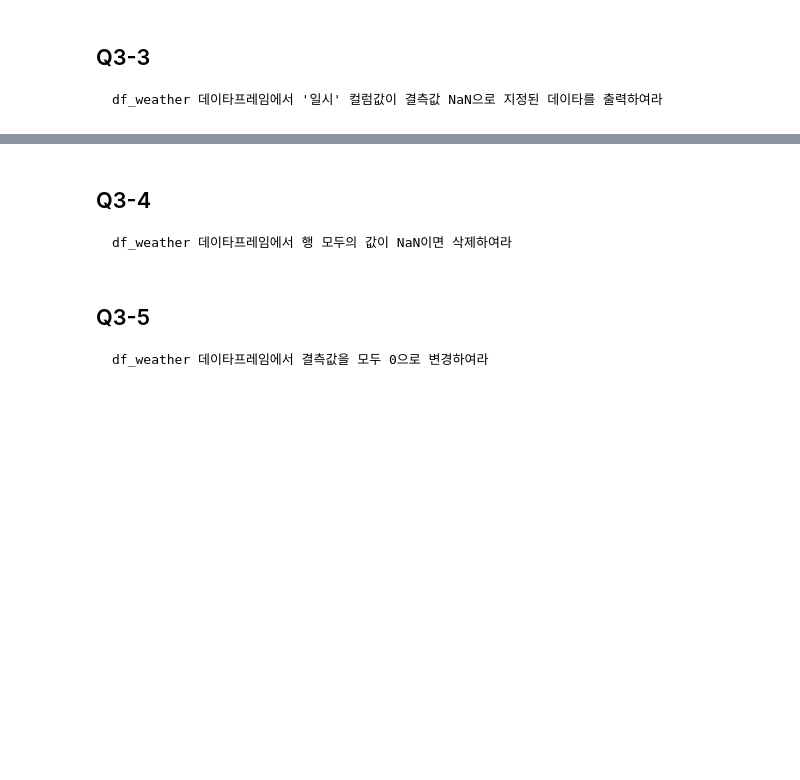
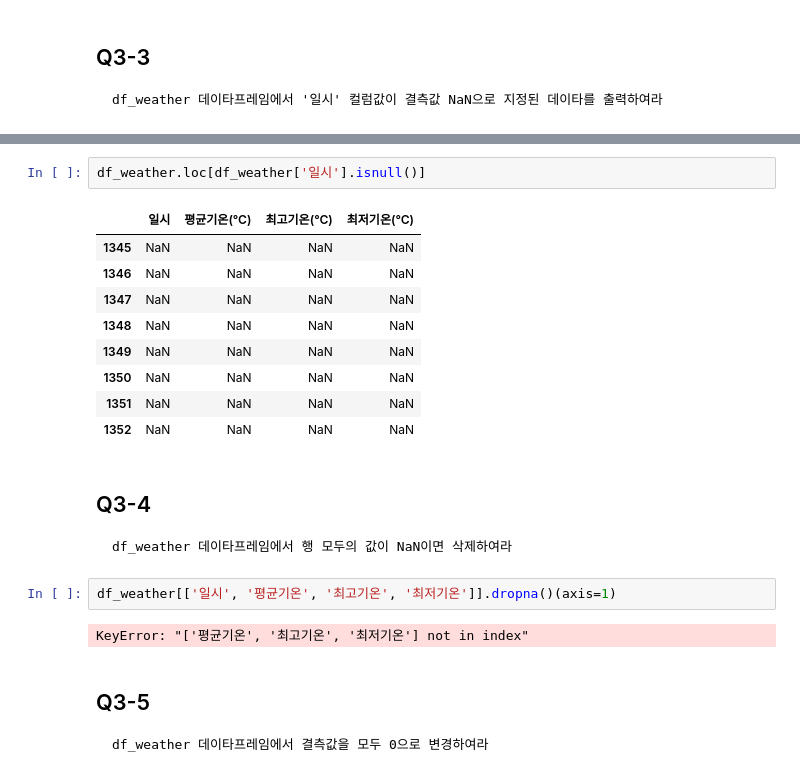
Before and after one commit to soogyoungKim/wassup3, a Jupyter notebook: 03_Data_processing/02_06_Pandas_Quiz1.ipynb, the cells around one changed output, grey strips where cells are left out. Drawn from its saved outputs; the diff is of its cells as text; blank space fills up the shorter version.

````diff
--- a/03_Data_processing/02_06_Pandas_Quiz1.ipynb
+++ b/03_Data_processing/02_06_Pandas_Quiz1.ipynb
@@ -309,8 +320,24 @@ Int64Index([1345, 1346, 1347, 1348, 1349, 1350, 1351, 1352], dtype='int64')
+# %%
+df_weather.loc[df_weather['일시'].isnull()]
+# %% [output]
+|  | 일시 | 평균기온(℃) | 최고기온(℃) | 최저기온(℃) |
+| 1345 | NaN | NaN | NaN | NaN |
+| 1346 | NaN | NaN | NaN | NaN |
+| 1347 | NaN | NaN | NaN | NaN |
+| 1348 | NaN | NaN | NaN | NaN |
+| 1349 | NaN | NaN | NaN | NaN |
+| 1350 | NaN | NaN | NaN | NaN |
+| 1351 | NaN | NaN | NaN | NaN |
+| 1352 | NaN | NaN | NaN | NaN |
 # %% [markdown]
 ## Q3-4
 ```
 df_weather 데이타프레임에서 행 모두의 값이 NaN이면 삭제하여라
 ```
+# %%
+df_weather[['일시', '평균기온', '최고기온', '최저기온']].dropna()(axis=1)
+# %% [output]
+KeyError: "['평균기온', '최고기온', '최저기온'] not in index"
 # %% [markdown]
 ## Q3-5
 ```
````
Also changed, not shown: parts of 4 cells of this notebook, 36 other files.
